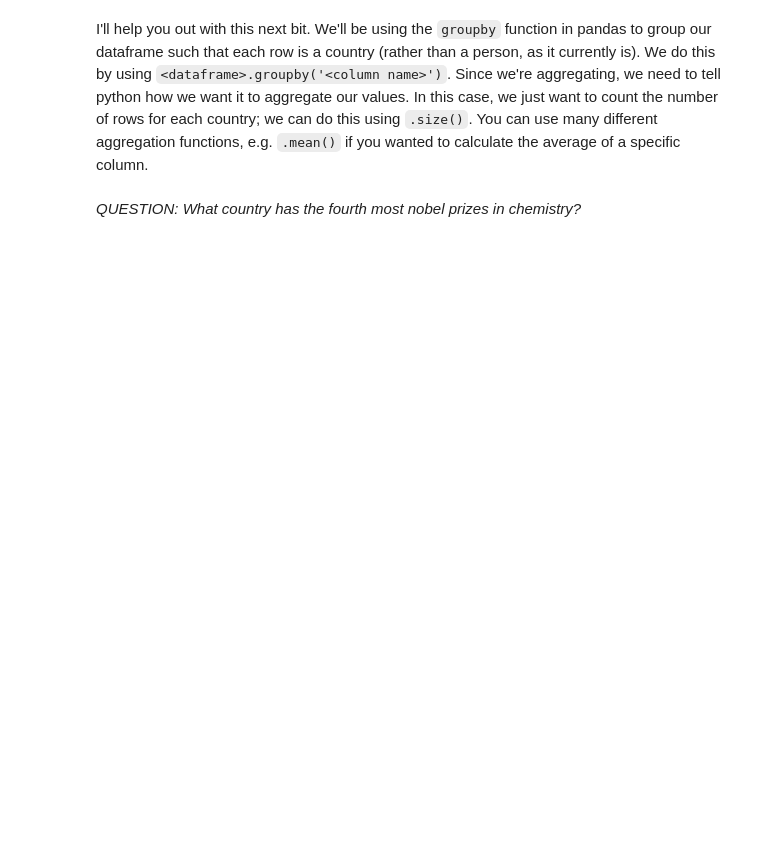
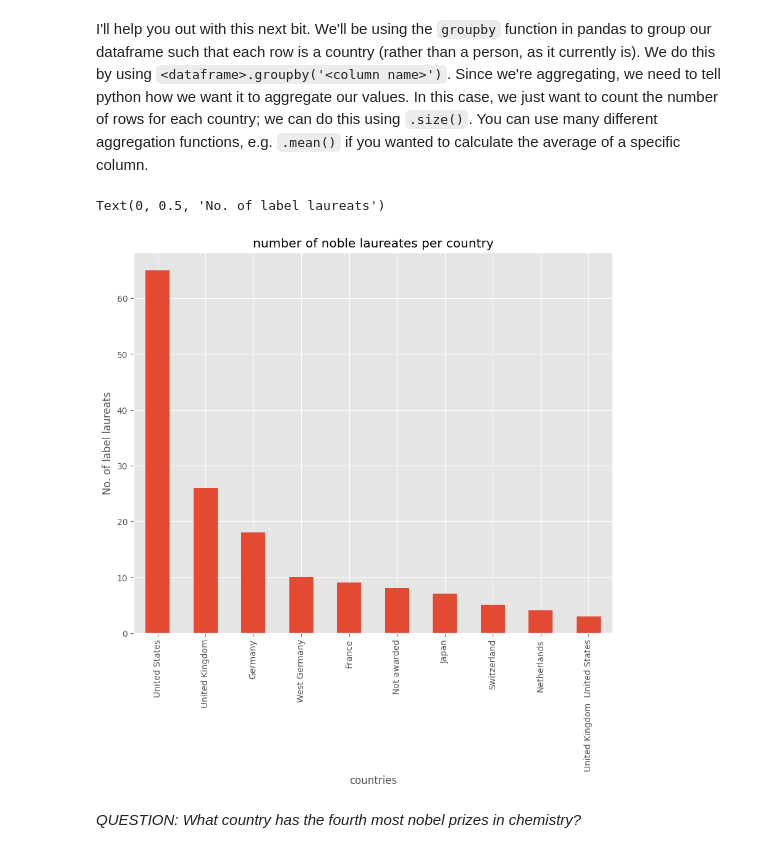
Before and after one commit to Josephine5206/QM2, a Jupyter notebook: Copy_of_W2_Working_with_Data_in_Pandas.ipynb, the cells around one changed output. Drawn from its saved outputs; the diff is of its cells as text; code cells hidden in the pictures; blank space fills up the shorter version.

```diff
--- a/Copy_of_W2_Working_with_Data_in_Pandas.ipynb
+++ b/Copy_of_W2_Working_with_Data_in_Pandas.ipynb
@@ -398,5 +395,11 @@ And there we have it; a nicely formatted dataframe ready for analysis, straight
 Using the following URL https://en.wikipedia.org/wiki/List_of_Nobel_laureates_in_Chemistry create a plot of the top 10 countries in terms of nobel laureates. First, follow the steps below:
 # %%
 # scrape the table of Nobel Laureates in Chemistry using read_html. remember, this gives us a LIST of dataframes! lets call this list chem_tables
+url='https://en.wikipedia.org/wiki/List_of_Nobel_laureates_in_Chemistry'
 
+Chem_tables=pandas.read_html(url)
+
+print(Chem_tables)
 # select the first dataframe from this list and call it chem
+Chem=Chem_tables[0]
+Chem_tables
@@ -404,11 +442,19 @@ Using the following URL https://en.wikipedia.org/wiki/List_of_Nobel_laureates_in
 I'll help you out with this next bit. We'll be using the `groupby` function in pandas to group our dataframe such that each row is a country (rather than a person, as it currently is). We do this by using `<dataframe>.groupby('<column name>')`. Since we're aggregating, we need to tell python how we want it to aggregate our values. In this case, we just want to count the number of rows for each country; we can do this using `.size()`. You can use many different aggregation functions, e.g. `.mean()` if you wanted to calculate the average of a specific column.
 # %%
 # here, we're creating a new dataframe called 'country' in which each row is a country, and the values represent the number of nobel laureates.
-countries=chem.groupby('Country[B]').size()
+countries=Chem.groupby('Country[B]').size()
 
 #now let's sort it in descending order
 countries.sort_values(ascending=False)
 
 # finally, plot the top 10 countries
+top10countries=countries.sort_values(ascending=False).iloc[:10]
+top10countries.plot(kind='bar')
+plt.title('number of noble laureates per country')
+plt.xlabel('countries')
+plt.ylabel('No. of label laureats')
+# %% [output]
+Text(0, 0.5, 'No. of label laureats')
+[figure, added]
 # %% [markdown]
 *QUESTION: What country has the fourth most nobel prizes in chemistry?*
```
Also changed, not shown: parts of 4 cells of this notebook.
